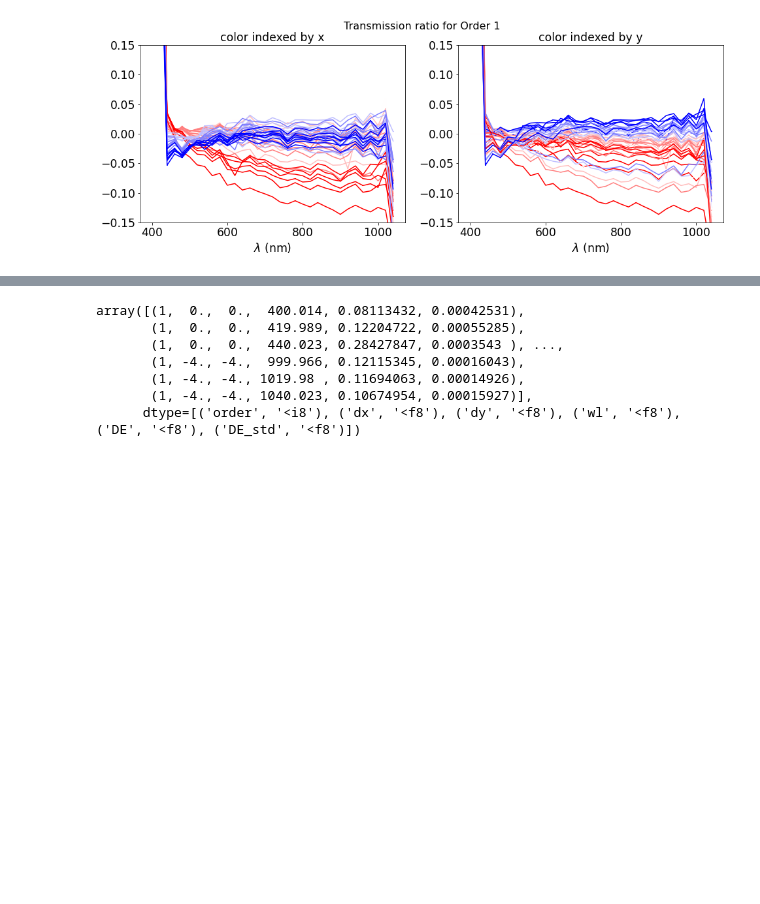
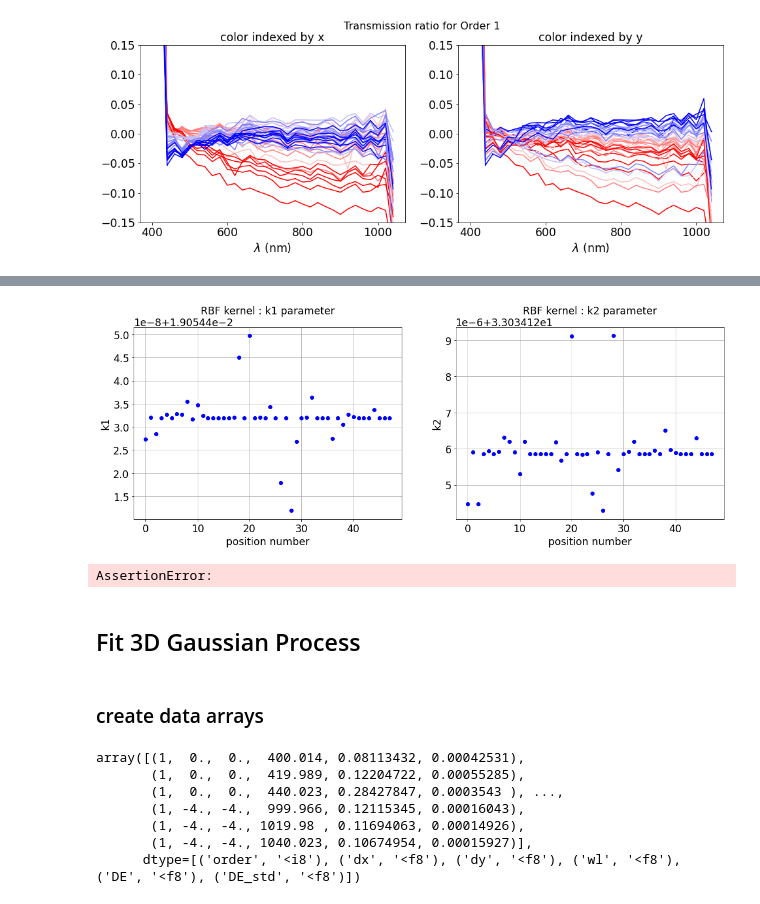
Before and after one commit to sylvielsstfr/HoloTransmissionCube, a Jupyter notebook: FitDataCubeTransmissionGP.ipynb, the cells around one changed output, grey strips where cells are left out. Cells and saved outputs as stored; diff of their text form; code cells hidden in the pictures; blank space fills up the shorter version.

```diff
--- a/FitDataCubeTransmissionGP.ipynb
+++ b/FitDataCubeTransmissionGP.ipynb
@@ -282,0 +390,2 @@ Text(0.5, 0.98, 'Transmission ratio for Order 1')
+# %%
+mean_prediction, std_prediction, k =  fitGPTransmission(wl,eff,eeff,errorfactor=1)
@@ -282,0 +437,15 @@ Text(0.5, 0.98, 'Transmission ratio for Order 1')
+# %%
+all_k1 = np.zeros(Npos1)
+all_k2 = np.zeros(Npos1)
+for idx_sel in np.arange(Npos1):
+    list_of_datapoints = arr_1_ext[idx]
+    x,y = list_of_position_1[idx]
+    wl,eff,eeff = zip(*list_of_datapoints)
+
+
+    mean_prediction, std_prediction, k  = fitGPTransmission(wl,eff,eeff,errorfactor=1)
+
+    k1 = k.get_params()['k1__constant_value']
+    k2 = k.get_params()['k2__length_scale']
+    all_k1[idx_sel] = k1
+    all_k2[idx_sel] = k2
@@ -283,3 +489,29 @@ Text(0.5, 0.98, 'Transmission ratio for Order 1')
+# %%
+fig = plt.figure(figsize=(18,6))
+ax=fig.add_subplot(1,2,1)
+ax.plot(all_k1,'bo')
+#plt.gca().get_yaxis().get_major_formatter().set_useOffset(False)
+ax.set_xlabel("position number")
+ax.set_ylabel("k1")
+ax.set_title("RBF kernel : k1 parameter",y=1.05)
+ax.grid()
+ax=fig.add_subplot(1,2,2)
+ax.plot(all_k2,'bo')
+#plt.gca().get_yaxis().get_major_formatter().set_useOffset(False)
+ax.set_xlabel("position number")
+ax.set_ylabel("k2")
+ax.set_title("RBF kernel : k2 parameter",y=1.05)
+ax.grid()
+# %% [output]
+[figure, added]
+# %%
+assert False
+# %% [output]
+AssertionError:
+# %% [markdown]
+## Fit 3D Gaussian Process
+# %% [markdown]
+### create data arrays
 # %%
 arr_1
 # %% [output]
```
Also changed, not shown: parts of 38 cells of this notebook.
